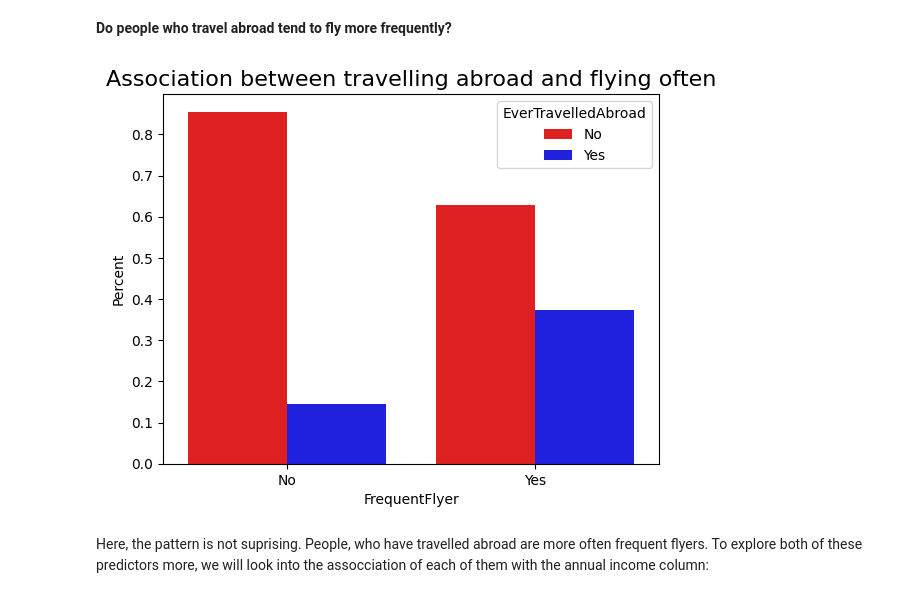
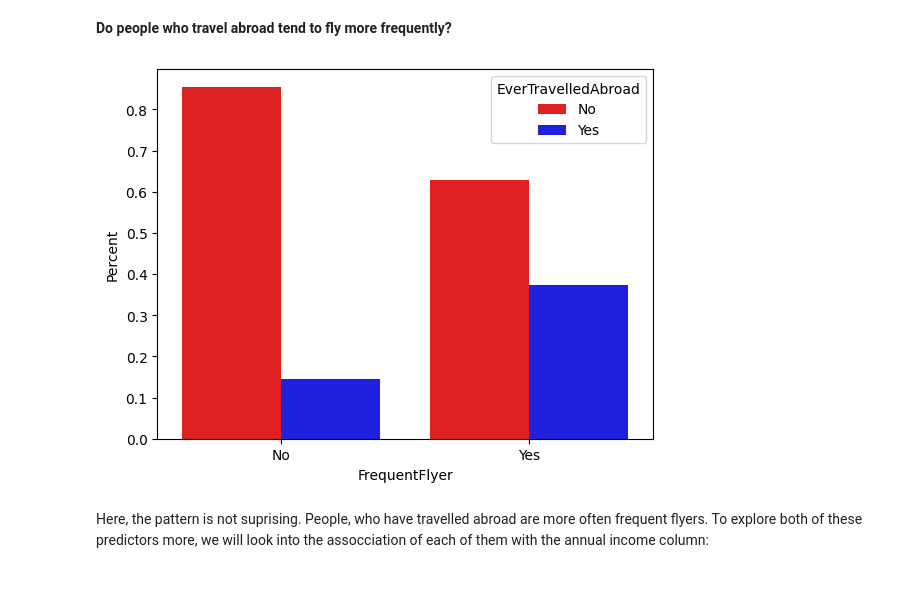
Before and after one commit to Andriy852/TravelInsurancePrediction, a Jupyter notebook: src/TravelInsurancePrediction.ipynb, the cells around one changed output. Saved outputs shown, nothing was run; the diff lists cells and outputs as text; code cells hidden in the pictures.

```diff
--- a/src/TravelInsurancePrediction.ipynb
+++ b/src/TravelInsurancePrediction.ipynb
@@ -488,22 +480,20 @@ We don't see any difference in age and the number of chronic diseases
 # %%
 freq_fly_abroad = pd.crosstab(train_set["FrequentFlyer"],
                               train_set["EverTravelledAbroad"])
 freq_fly_abroad = freq_fly_abroad.apply(lambda x: x / x.sum(),
                                                 axis=1).fillna(0)
 freq_fly_abroad = freq_fly_abroad.stack().reset_index()
 ax = sns.barplot(x="FrequentFlyer", y=0,
             hue="EverTravelledAbroad", data=freq_fly_abroad,
             palette=["red", "blue"])
 ax.set_ylabel("Percent")
 ax.set_xticks([0, 1])
 ax.set_xticklabels(["No", "Yes"])
 handles, _ = ax.get_legend_handles_labels()
 ax.legend(handles=handles, labels=["No", "Yes"],
-          title="EverTravelledAbroad")
-plt.title("Association between travelling abroad and flying often",
-         fontsize=16);
+          title="EverTravelledAbroad");
 # %% [output]
-[figure, old version]
+[figure, new version]
 # %% [markdown]
 Here, the pattern is not suprising. People, who have travelled abroad are more often frequent flyers. To explore both of these predictors more, we will look into the assocciation of each of them with the annual income column:
 # %% [markdown]
```
Also changed, not shown: parts of 33 cells of this notebook, 2 other files.
